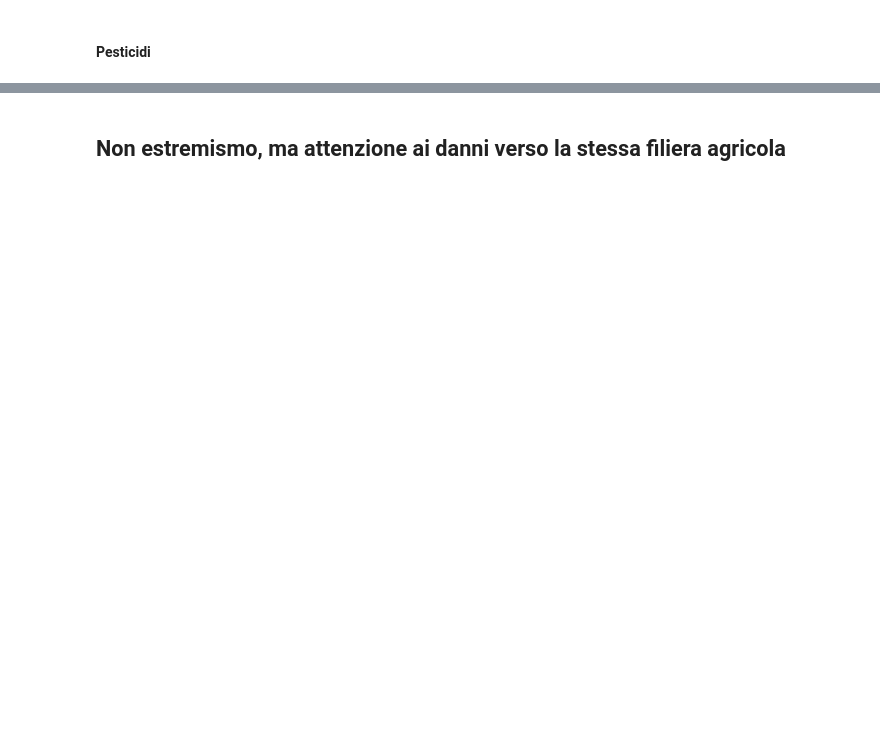
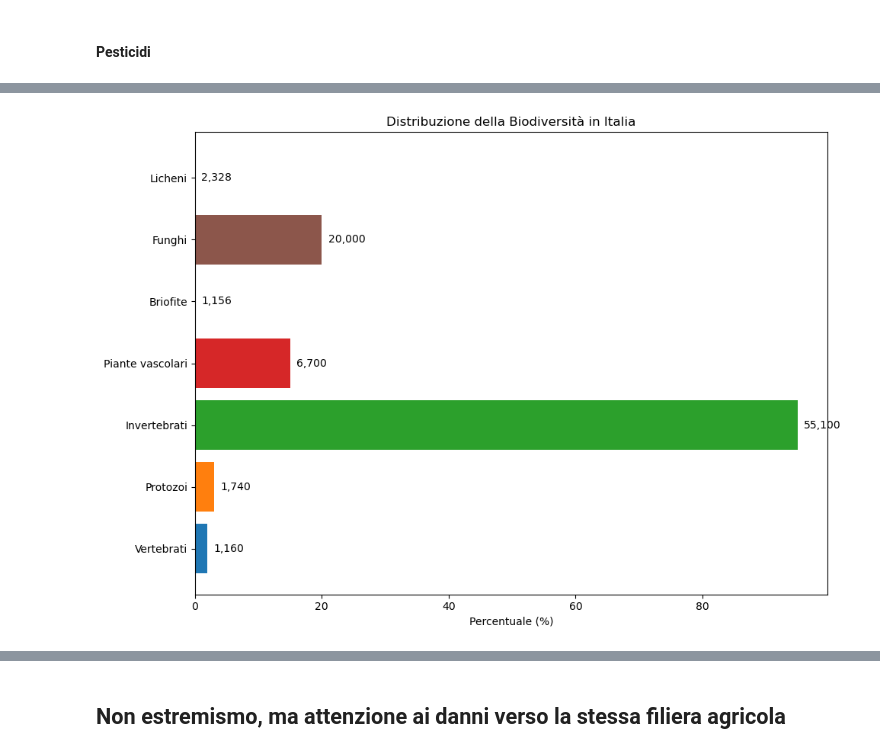
Before and after one commit to AntonioDonnangelo/italian_agriculture_and_protests_analysis, a Jupyter notebook: Italia e Green Deal/2 - Misure ambientali Ita.ipynb, the cells around one changed output, grey strips where cells are left out. Saved outputs shown, nothing was run; the diff lists cells and outputs as text; code cells hidden in the pictures; blank space fills up the shorter version.

```diff
--- a/Italia e Green Deal/2 - Misure ambientali Ita.ipynb
+++ b/Italia e Green Deal/2 - Misure ambientali Ita.ipynb
@@ -601,0 +546,26 @@ Un forte impulso a transitare verso un’agricoltura più sostenibile è imparti
+# %%
+from PIL import Image
+from matplotlib.offsetbox import OffsetImage, AnnotationBbox
+
+# Dati
+categories = ['Vertebrati', 'Protozoi', 'Invertebrati', 'Piante vascolari', 'Briofite', 'Funghi', 'Licheni']
+percentages = [2, 3, 95, 15, 1.156 / 6700 * 100, 20, 2.328 / 20000 * 100]
+species_count = [58000 * p / 100 for p in percentages[:3]] + [6700, 1156, 20000, 2328]
+
+# Creare il grafico
+fig, ax = plt.subplots(figsize=(10, 7))
+
+# Bar plot per le percentuali
+bars = ax.barh(categories, percentages, color=['#1f77b4', '#ff7f0e', '#2ca02c', '#d62728', '#9467bd', '#8c564b', '#e377c2'])
+
+# Aggiungere etichette
+for bar, count in zip(bars, species_count):
+    ax.text(bar.get_width() + 1, bar.get_y() + bar.get_height()/2, f'{int(count):,}', va='center', ha='left')
+
+ax.set_xlabel('Percentuale (%)')
+ax.set_title('Distribuzione della Biodiversità in Italia')
+plt.tight_layout()
+
+plt.show()
+# %% [output]
+[figure, added]
```
Also changed, not shown: parts of 16 cells of this notebook.
